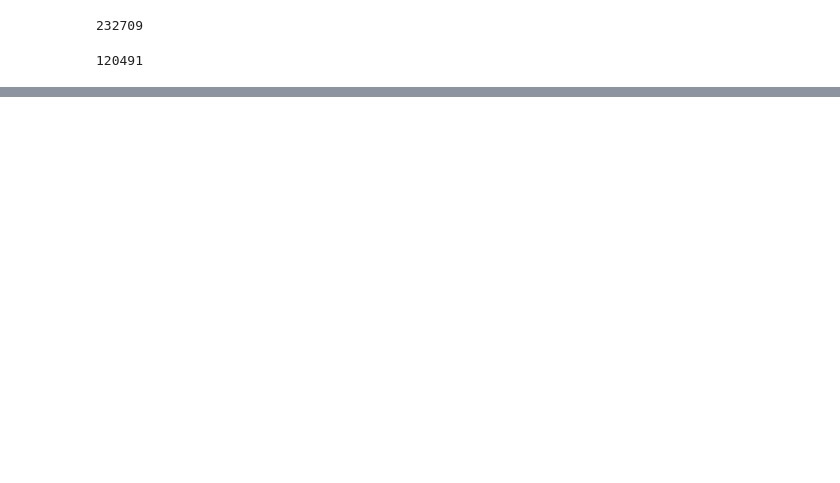
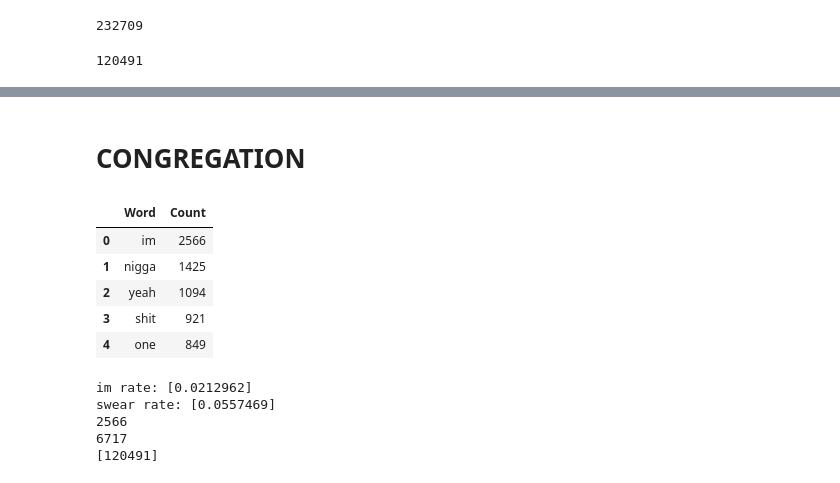
Before and after one commit to mdhwang/What-We-Talkin-Bout, a Jupyter notebook: Text Cleaner (Stop Words and Processing).ipynb, the cells around one changed output, grey strips where cells are left out. Cells and saved outputs as stored; diff of their text form; code cells hidden in the pictures; blank space fills up the shorter version.

```diff
--- a/Text Cleaner (Stop Words and Processing).ipynb
+++ b/Text Cleaner (Stop Words and Processing).ipynb
@@ -78,0 +68,23 @@ new.to_csv(r'/Users/matthewhwang/Galvanize/Capstone1/Data/Processed/Snoop Dogg_D
+# %% [markdown]
+# CONGREGATION
+# %%
+import pandas as pd
+import glob
+path = "/Users/matthewhwang/Galvanize/Capstone1/Data/Processed/Top Words Overall/*.csv"
+df = pd.read_csv("/Users/matthewhwang/Galvanize/Capstone1/Data/Processed/Top Words Overall/Snoop Dogg_TopWords.csv")
+
+# for i,each in enumerate(glob.glob(path)):
+#     df = pd.read_csv(each)
+#     name = df.iloc[0][0].split(':')[0]
+#     if i != 0:
+#         df_master[name] = df
+#     else:
+#         df_master = df
+df.head()
+# %% [output]
+|  | Word | Count |
+| 0 | im | 2566 |
+| 1 | nigga | 1425 |
+| 2 | yeah | 1094 |
+| 3 | shit | 921 |
+| 4 | one | 849 |
@@ -78,0 +95,12 @@ new.to_csv(r'/Users/matthewhwang/Galvanize/Capstone1/Data/Processed/Snoop Dogg_D
+# %%
+print("im rate: {}".format(im/total))
+print("swear rate: {}".format(curses/total))
+print(im)
+print(curses)
+print(total)
+# %% [output]
+im rate: [0.0212962]
+swear rate: [0.0557469]
+2566
+6717
+[120491]
```
Also changed, not shown: parts of 12 cells of this notebook, 2 other files.
